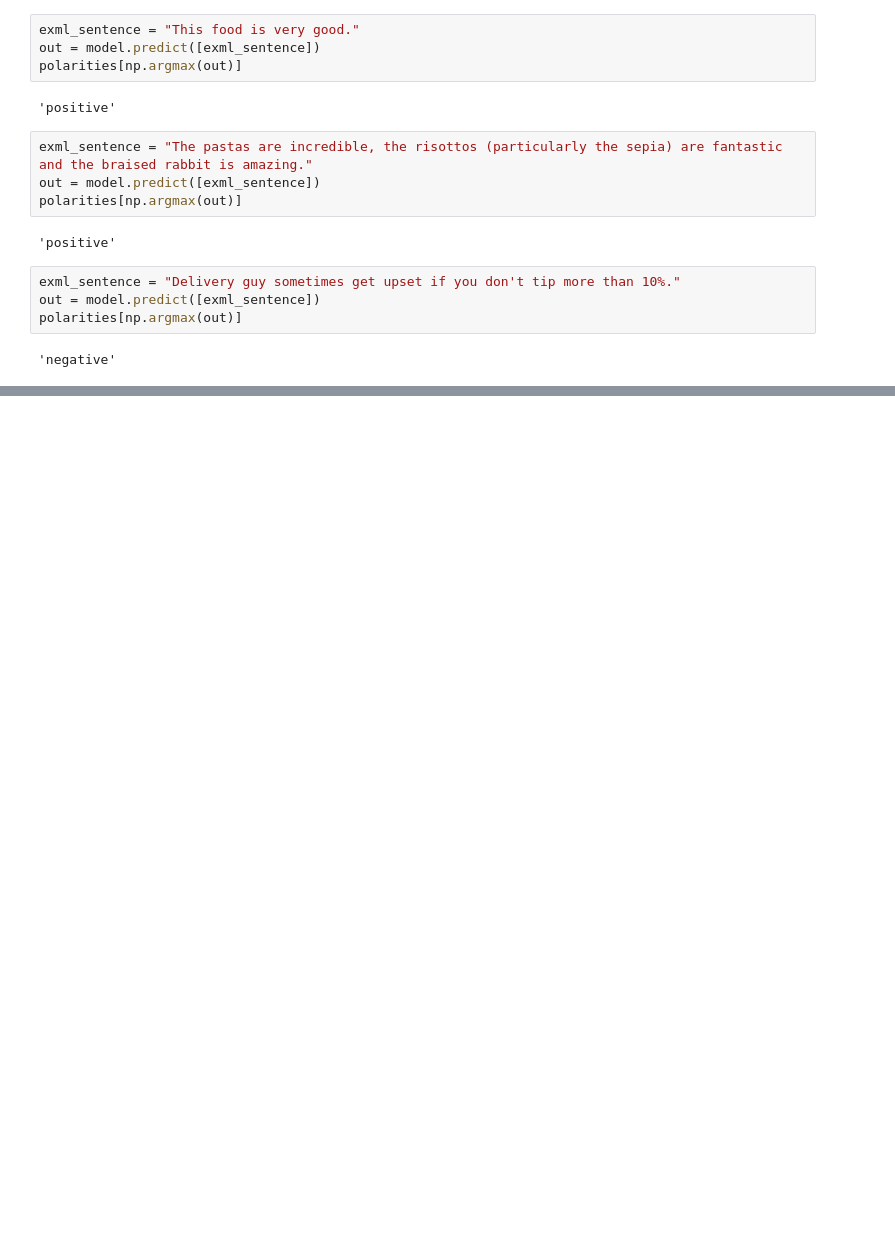
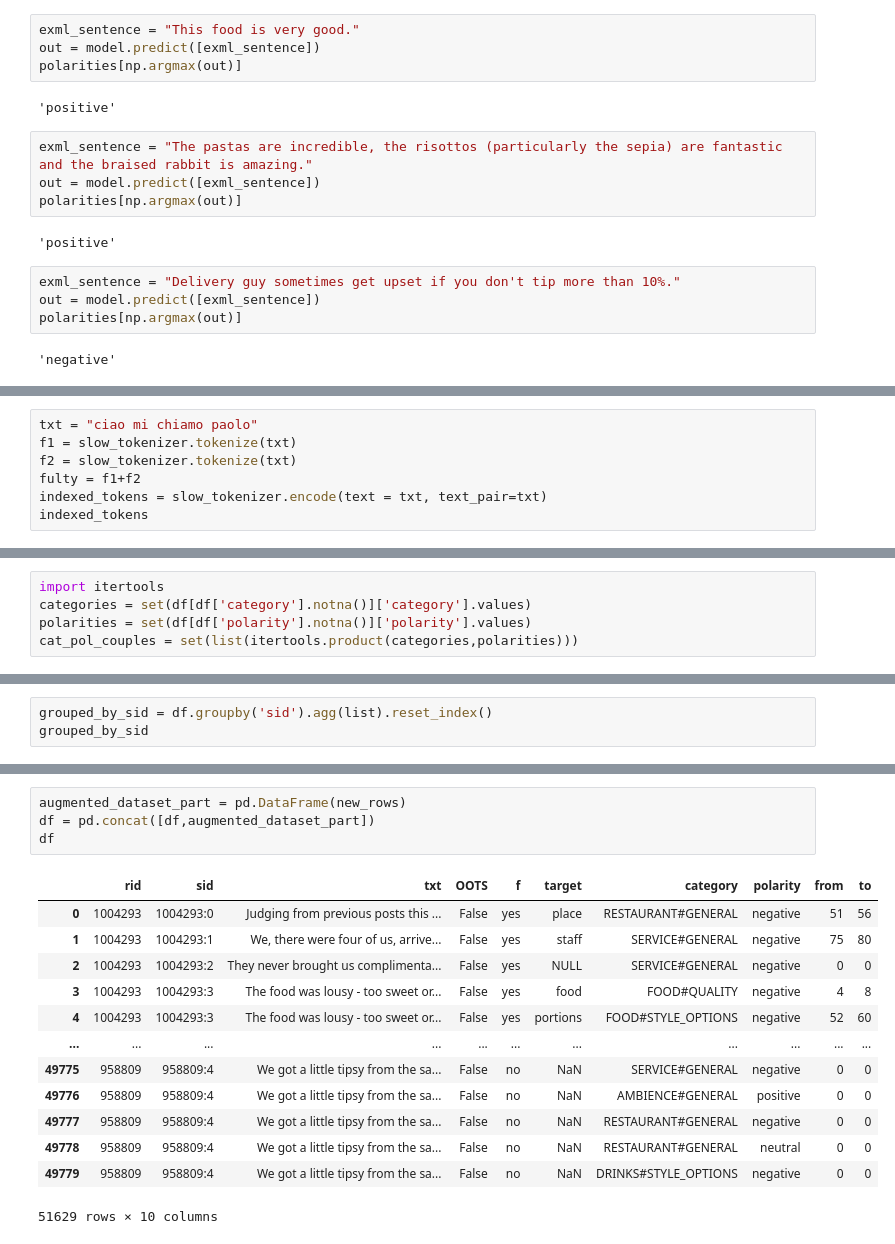
Before and after one commit to icezimmer/HLTproject, a Jupyter notebook: hlt_project.ipynb, the cells around one changed output, grey strips where cells are left out. Drawn from its saved outputs; the diff is of its cells as text; blank space fills up the shorter version.

```diff
--- a/hlt_project.ipynb
+++ b/hlt_project.ipynb
@@ -271,0 +675,7 @@ AttributeError: ignored
+# %%
+txt = "ciao mi chiamo paolo"
+f1 = slow_tokenizer.tokenize(txt)
+f2 = slow_tokenizer.tokenize(txt)
+fulty = f1+f2
+indexed_tokens = slow_tokenizer.encode(text = txt, text_pair=txt)
+indexed_tokens
@@ -271,0 +870,5 @@ AttributeError: ignored
+# %%
+import itertools
+categories = set(df[df['category'].notna()]['category'].values)
+polarities = set(df[df['polarity'].notna()]['polarity'].values)
+cat_pol_couples = set(list(itertools.product(categories,polarities)))
@@ -271,0 +879,3 @@ AttributeError: ignored
+# %%
+grouped_by_sid = df.groupby('sid').agg(list).reset_index()
+grouped_by_sid
@@ -271,0 +909,18 @@ AttributeError: ignored
+# %%
+augmented_dataset_part = pd.DataFrame(new_rows)
+df = pd.concat([df,augmented_dataset_part])
+df
+# %% [output]
+|  | rid | sid | txt | OOTS | f | target | category | polarity | from | to |
+| 0 | 1004293 | 1004293:0 | Judging from previous posts this ... | False | yes | place | RESTAURANT#GENERAL | negative | 51 | 56 |
+| 1 | 1004293 | 1004293:1 | We, there were four of us, arrive... | False | yes | staff | SERVICE#GENERAL | negative | 75 | 80 |
+| 2 | 1004293 | 1004293:2 | They never brought us complimenta... | False | yes | NULL | SERVICE#GENERAL | negative | 0 | 0 |
+| 3 | 1004293 | 1004293:3 | The food was lousy - too sweet or... | False | yes | food | FOOD#QUALITY | negative | 4 | 8 |
+| 4 | 1004293 | 1004293:3 | The food was lousy - too sweet or... | False | yes | portions | FOOD#STYLE_OPTIONS | negative | 52 | 60 |
+| ... | ... | ... | ... | ... | ... | ... | ... | ... | ... | ... |
+| 49775 | 958809 | 958809:4 | We got a little tipsy from the sa... | False | no | NaN | SERVICE#GENERAL | negative | 0 | 0 |
+| 49776 | 958809 | 958809:4 | We got a little tipsy from the sa... | False | no | NaN | AMBIENCE#GENERAL | positive | 0 | 0 |
+| 49777 | 958809 | 958809:4 | We got a little tipsy from the sa... | False | no | NaN | RESTAURANT#GENERAL | negative | 0 | 0 |
+| 49778 | 958809 | 958809:4 | We got a little tipsy from the sa... | False | no | NaN | RESTAURANT#GENERAL | neutral | 0 | 0 |
+| 49779 | 958809 | 958809:4 | We got a little tipsy from the sa... | False | no | NaN | DRINKS#STYLE_OPTIONS | negative | 0 | 0 |
+51629 rows × 10 columns
```
Also changed, not shown: parts of 160 cells of this notebook, 2 other files.
